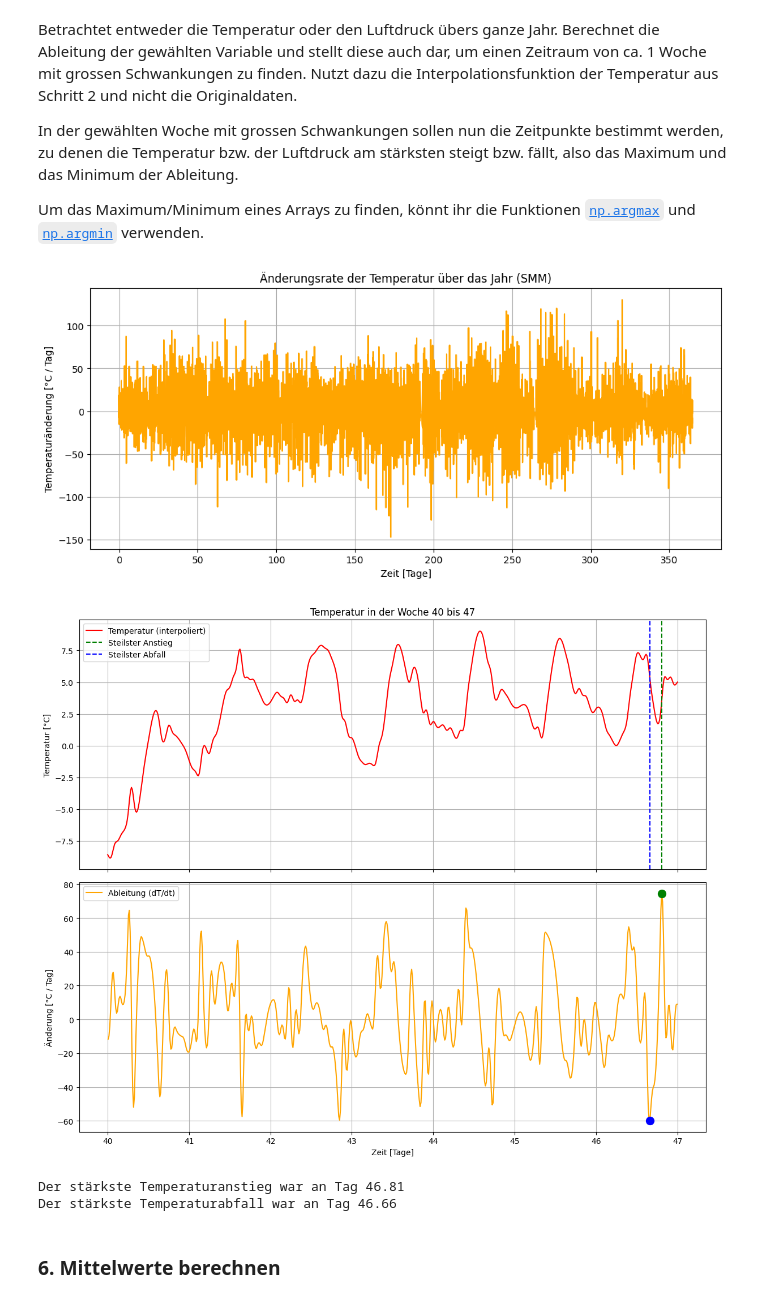
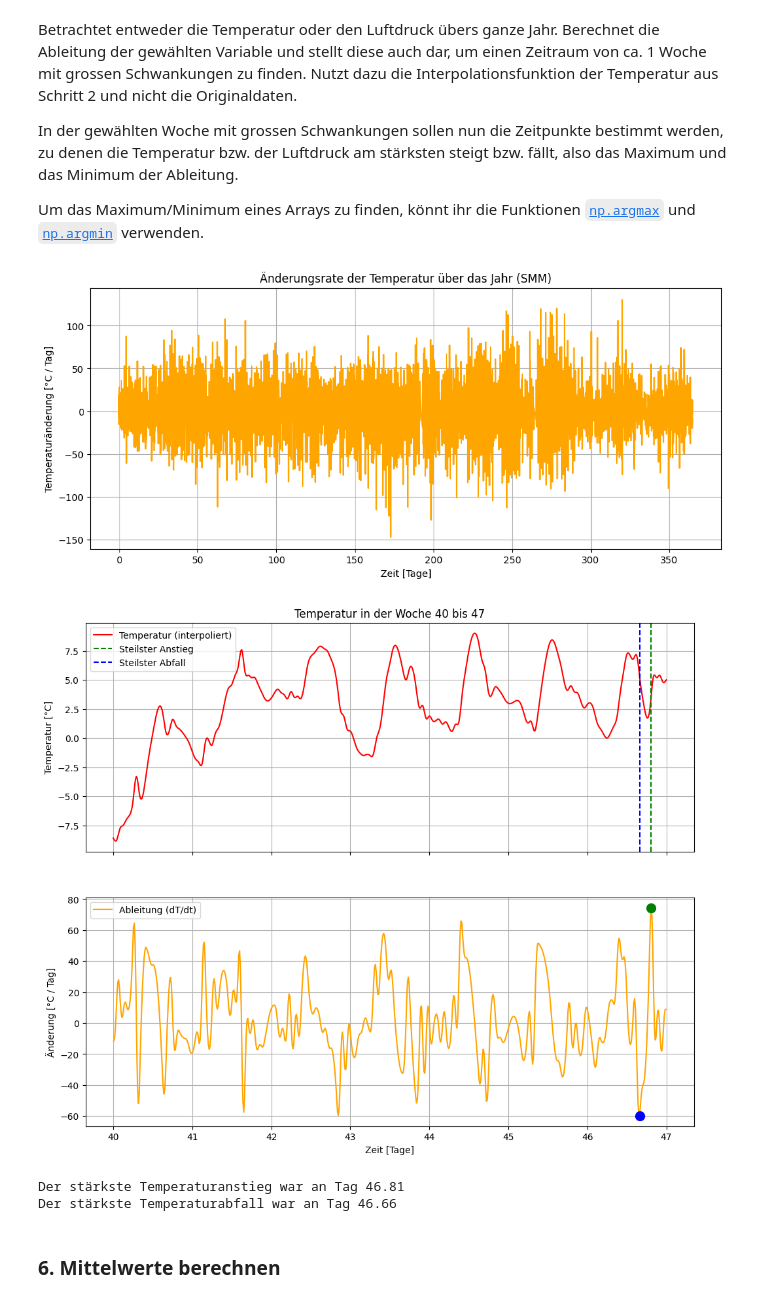
Before and after one commit to Menk1804/NDGS_Projekt_Nico_Menk, a Jupyter notebook: Projekt/Projekt_Vorlage+Aufgaben.ipynb, the cells around one changed output. Drawn from its saved outputs; the diff is of its cells as text; code cells hidden in the pictures.

```diff
--- a/Projekt/Projekt_Vorlage+Aufgaben.ipynb
+++ b/Projekt/Projekt_Vorlage+Aufgaben.ipynb
@@ -308,36 +298,36 @@ idx_min = np.argmin(abl_woche)
 
 t_max_anstieg = t_abl_woche[idx_max]
 t_max_fall = t_abl_woche[idx_min]
 
 # Darstellung
-fig, (ax1, ax2) = plt.subplots(2, 1, figsize=(12, 10), sharex=True)
+fig, (ax1, ax2) = plt.subplots(2, 1, figsize=(12, 10), sharex=True,)
 
 # Plot 1: Temperaturverlauf
 ax1.plot(t_woche, temp_woche, 'r-', label='Temperatur (interpoliert)')
 ax1.axvline(t_max_anstieg, color='green', linestyle='--', label='Steilster Anstieg')
 ax1.axvline(t_max_fall, color='blue', linestyle='--', label='Steilster Abfall')
 ax1.set_ylabel('Temperatur [°C]')
 ax1.set_title(f'Temperatur in der Woche {t_start_woche} bis {t_end_woche}')
 ax1.legend()
 ax1.grid()
 
 # Plot 2: Ableitung
 ax2.plot(t_abl_woche, abl_woche, 'orange', label='Ableitung (dT/dt)')
 ax2.scatter(t_max_anstieg, abl_woche[idx_max], color='green', s=100, zorder=5)
 ax2.scatter(t_max_fall, abl_woche[idx_min], color='blue', s=100, zorder=5)
 ax2.set_ylabel('Änderung [°C / Tag]')
 ax2.set_xlabel('Zeit [Tage]')
 ax2.legend()
 ax2.grid()
 
-plt.tight_layout()
+
 plt.show()
 
 print(f"Der stärkste Temperaturanstieg war an Tag {t_max_anstieg:.2f}")
 print(f"Der stärkste Temperaturabfall war an Tag {t_max_fall:.2f}")
 # %% [output]
 [figure]
-[figure, old version]
+[figure, new version]
 Der stärkste Temperaturanstieg war an Tag 46.81
 Der stärkste Temperaturabfall war an Tag 46.66
 # %% [markdown]
```
Also changed, not shown: parts of 9 cells of this notebook.
